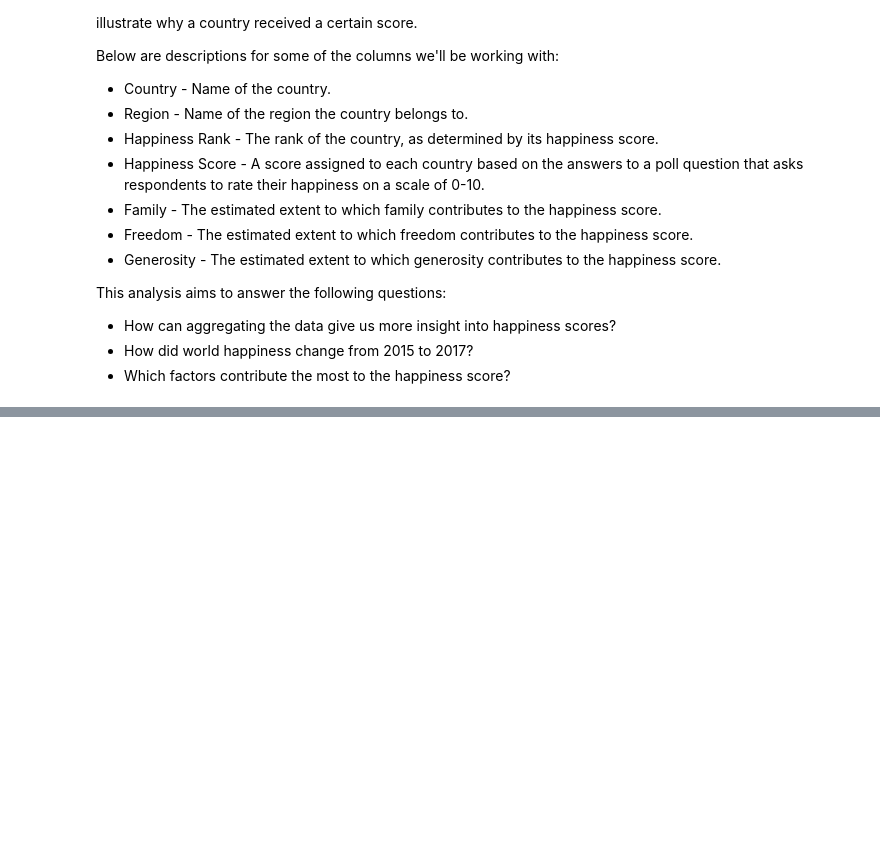
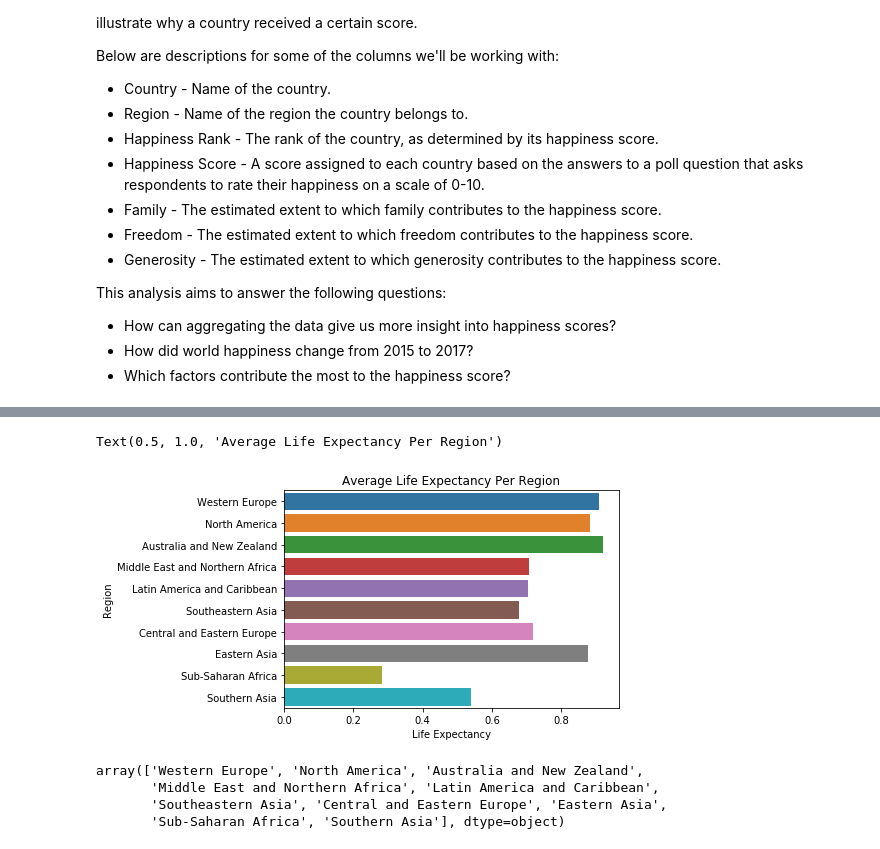
Before and after one commit to EugeneZnm/World-Happinesss-Report-Analysis, a Jupyter notebook: World Happiness Analysis.ipynb, the cells around one changed output, grey strips where cells are left out. Drawn from its saved outputs; the diff is of its cells as text; code cells hidden in the pictures; blank space fills up the shorter version.

```diff
--- a/World Happiness Analysis.ipynb
+++ b/World Happiness Analysis.ipynb
@@ -46,0 +122,17 @@ Freedom                          158 non-null float64
+# %%
+LifeExp = DataFrame(list(mean_lifexp.items()), columns = ['Region', 'Life Expectancy'])
+# LifeExp.plot(x='Region', y='Life Expectancy', kind='barh', title='Average Life Expectancy per Region', xlim=(0, 1))
+
+LifeExpec = sns.barplot(data = LifeExp, x='Life Expectancy', y= 'Region')
+plt.title('Average Life Expectancy Per Region')
+# %% [output]
+Text(0.5, 1.0, 'Average Life Expectancy Per Region')
+[figure, added]
+# %%
+# Confirm unique regions
+happiness2015['Region'].unique()
+# %% [output]
+array(['Western Europe', 'North America', 'Australia and New Zealand',
+       'Middle East and Northern Africa', 'Latin America and Caribbean',
+       'Southeastern Asia', 'Central and Eastern Europe', 'Eastern Asia',
+       'Sub-Saharan Africa', 'Southern Asia'], dtype=object)
```
Also changed, not shown: parts of 20 cells of this notebook.
